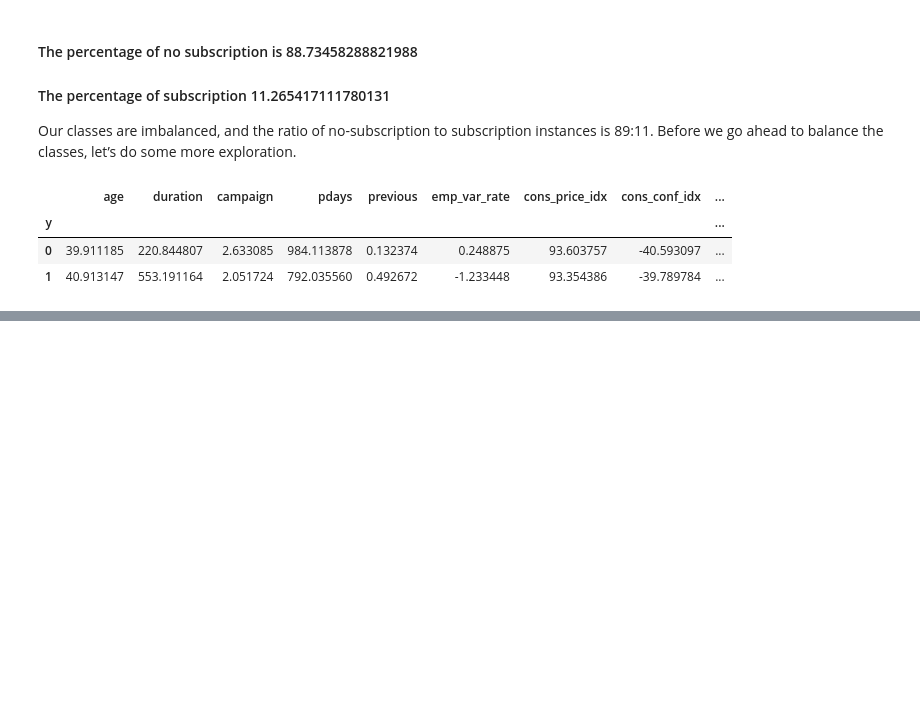
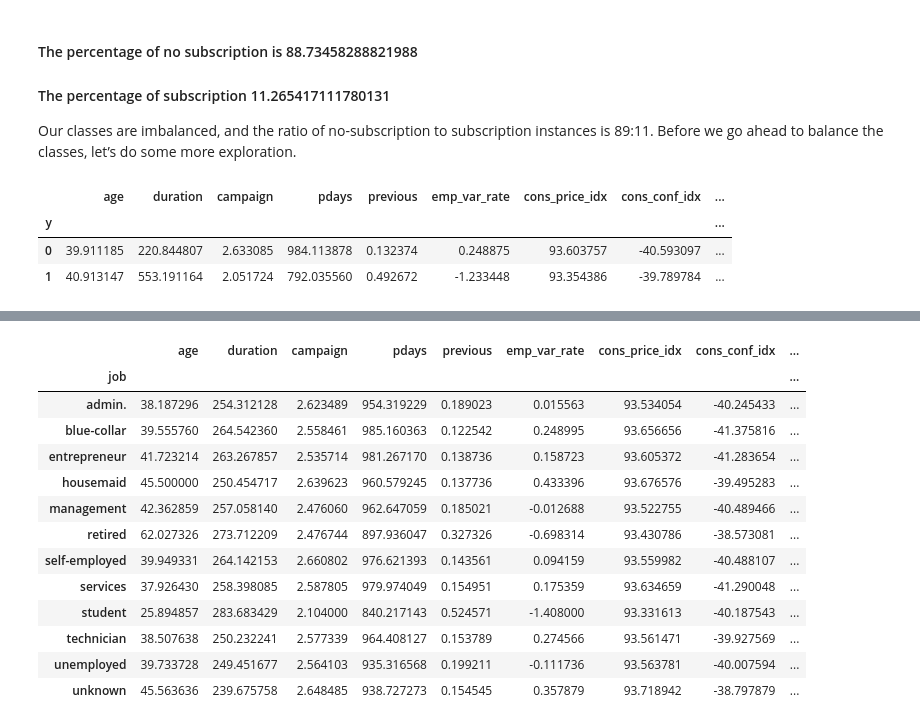
Before and after one commit to georgiev-ventsi/logistic-regression, a Jupyter notebook: logistical-regression.ipynb, the cells around one changed output, grey strips where cells are left out. Drawn from its saved outputs; the diff is of its cells as text; code cells hidden in the pictures; blank space fills up the shorter version.

Commit message:
calculate categorical means for 'job'

```diff
--- a/logistical-regression.ipynb
+++ b/logistical-regression.ipynb
@@ -186,0 +195,17 @@ main_data.groupby('y').mean()
+# %%
+main_data.groupby('job').mean()
+# %% [output]
+|  | age | duration | campaign | pdays | previous | emp_var_rate | cons_price_idx | cons_conf_idx | ... |
+| job |  |  |  |  |  |  |  |  | ... |
+| admin. | 38.187296 | 254.312128 | 2.623489 | 954.319229 | 0.189023 | 0.015563 | 93.534054 | -40.245433 | ... |
+| blue-collar | 39.555760 | 264.542360 | 2.558461 | 985.160363 | 0.122542 | 0.248995 | 93.656656 | -41.375816 | ... |
+| entrepreneur | 41.723214 | 263.267857 | 2.535714 | 981.267170 | 0.138736 | 0.158723 | 93.605372 | -41.283654 | ... |
+| housemaid | 45.500000 | 250.454717 | 2.639623 | 960.579245 | 0.137736 | 0.433396 | 93.676576 | -39.495283 | ... |
+| management | 42.362859 | 257.058140 | 2.476060 | 962.647059 | 0.185021 | -0.012688 | 93.522755 | -40.489466 | ... |
+| retired | 62.027326 | 273.712209 | 2.476744 | 897.936047 | 0.327326 | -0.698314 | 93.430786 | -38.573081 | ... |
+| self-employed | 39.949331 | 264.142153 | 2.660802 | 976.621393 | 0.143561 | 0.094159 | 93.559982 | -40.488107 | ... |
+| services | 37.926430 | 258.398085 | 2.587805 | 979.974049 | 0.154951 | 0.175359 | 93.634659 | -41.290048 | ... |
+| student | 25.894857 | 283.683429 | 2.104000 | 840.217143 | 0.524571 | -1.408000 | 93.331613 | -40.187543 | ... |
+| technician | 38.507638 | 250.232241 | 2.577339 | 964.408127 | 0.153789 | 0.274566 | 93.561471 | -39.927569 | ... |
+| unemployed | 39.733728 | 249.451677 | 2.564103 | 935.316568 | 0.199211 | -0.111736 | 93.563781 | -40.007594 | ... |
+| unknown | 45.563636 | 239.675758 | 2.648485 | 938.727273 | 0.154545 | 0.357879 | 93.718942 | -38.797879 | ... |
```
Also changed, not shown: parts of 1 cell of this notebook.
